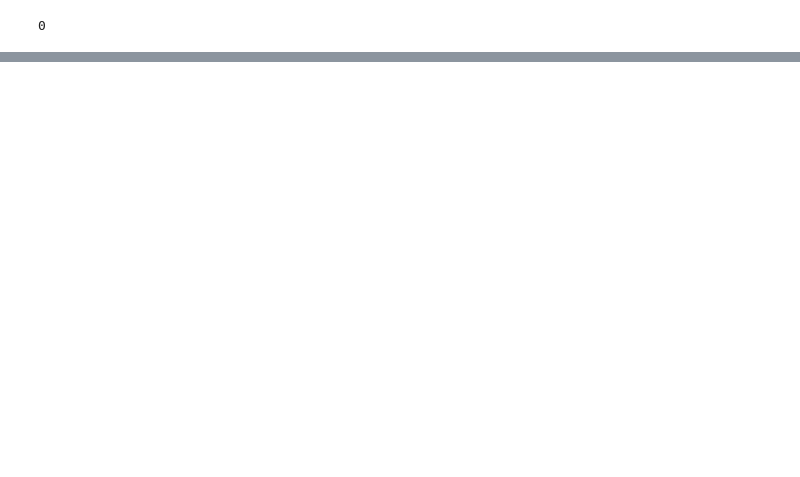
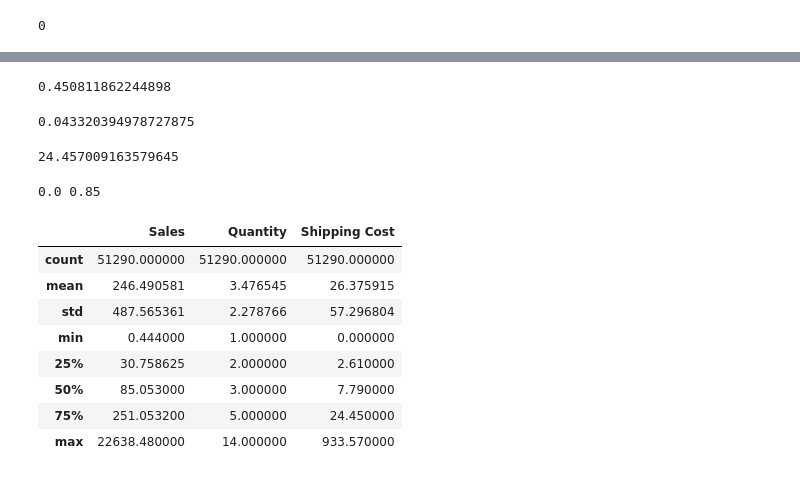
Before and after one commit to ParasBhegade/Global-Superstore-Analytics, a Jupyter notebook: notebooks/Data_UnderStanding.ipynb, the cells around one changed output, grey strips where cells are left out. Cells and saved outputs as stored; diff of their text form; code cells hidden in the pictures; blank space fills up the shorter version.

```diff
--- a/notebooks/Data_UnderStanding.ipynb
+++ b/notebooks/Data_UnderStanding.ipynb
@@ -83,0 +137,2 @@ df.describe()
+# %%
+df["Order Date"] = pd.to_datetime(df["Order Date"],dayfirst=True)
@@ -83,0 +143,2 @@ df.describe()
+# %%
+df['Ship Date'] = pd.to_datetime(df['Ship Date'], dayfirst=True)
@@ -91,0 +269,16 @@ Name: count, dtype: int64
+# %%
+print(df[df['Profit'] < 0]['Discount'].mean())
+# %% [output]
+0.450811862244898
+# %%
+print(df[df['Profit'] > 0]['Discount'].mean())
+# %% [output]
+0.043320394978727875
+# %%
+print((df['Profit'] < 0).mean() * 100)
+# %% [output]
+24.457009163579645
+# %%
+print(df['Discount'].min(), df['Discount'].max())
+# %% [output]
+0.0 0.85
@@ -91,0 +287,12 @@ Name: count, dtype: int64
+# %%
+df[['Sales','Quantity','Shipping Cost']].describe()
+# %% [output]
+|  | Sales | Quantity | Shipping Cost |
+| count | 51290.000000 | 51290.000000 | 51290.000000 |
+| mean | 246.490581 | 3.476545 | 26.375915 |
+| std | 487.565361 | 2.278766 | 57.296804 |
+| min | 0.444000 | 1.000000 | 0.000000 |
+| 25% | 30.758625 | 2.000000 | 2.610000 |
+| 50% | 85.053000 | 3.000000 | 7.790000 |
+| 75% | 251.053200 | 5.000000 | 24.450000 |
+| max | 22638.480000 | 14.000000 | 933.570000 |
```
Also changed, not shown: parts of 43 cells of this notebook, 2 other files.
